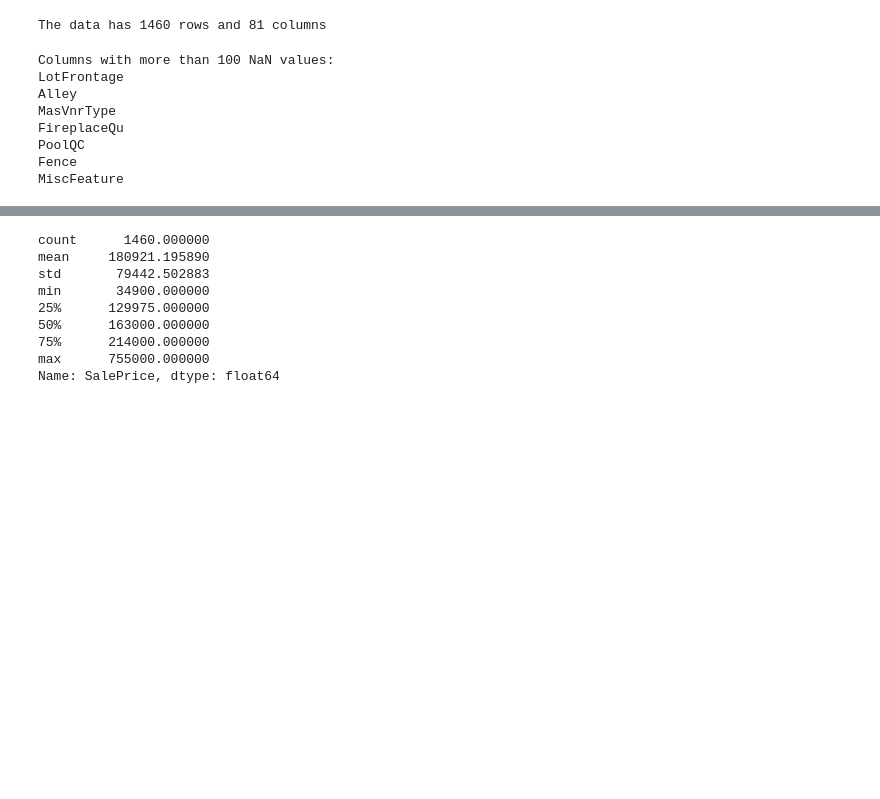
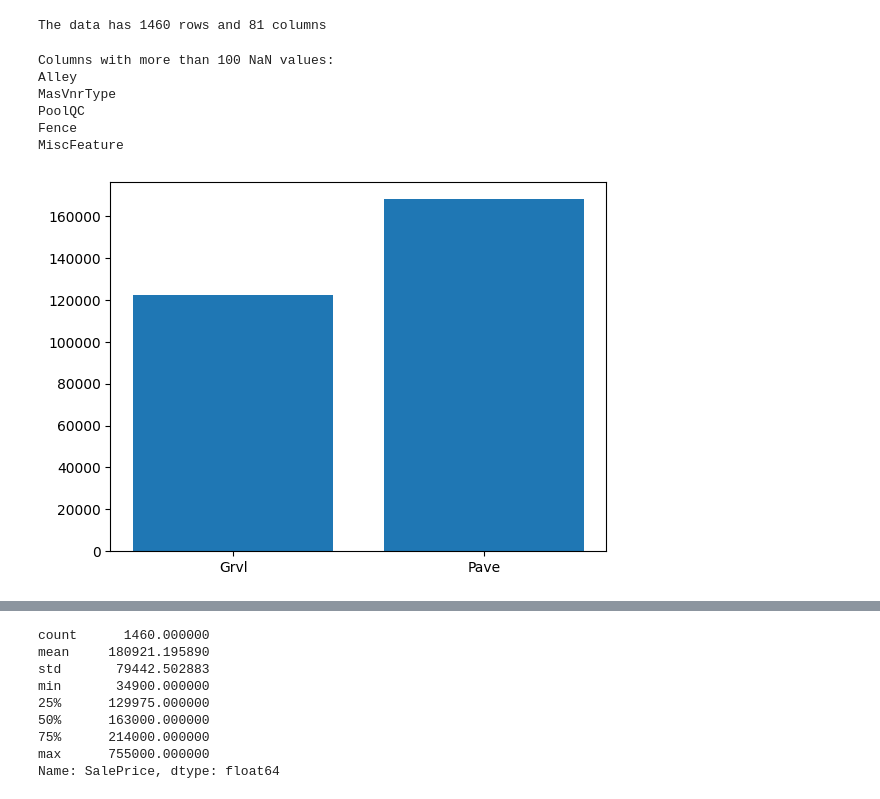
Before and after one commit to SanjeevM2004/TechConative_THA, a Jupyter notebook: data_analysis.ipynb, the cells around one changed output, grey strips where cells are left out. Drawn from its saved outputs; the diff is of its cells as text; code cells hidden in the pictures; blank space fills up the shorter version.

```diff
--- a/data_analysis.ipynb
+++ b/data_analysis.ipynb
@@ -36,16 +36,20 @@ print(f'The data has {data.shape[0]} rows and {data.shape[1]} columns')
 The data has 1460 rows and 81 columns
 # %%
 nan_counts = data.isna().sum()
-columns_with_many_nans = nan_counts[nan_counts > 100].index
+columns_with_many_nans = nan_counts[nan_counts > 700].index
 print("Columns with more than 100 NaN values:")
 for col in columns_with_many_nans:
     print(col)
 # %% [output]
 Columns with more than 100 NaN values:
-LotFrontage
 Alley
 MasVnrType
-FireplaceQu
 PoolQC
 Fence
 MiscFeature
+# %%
+alley_price = data.groupby('Alley')['SalePrice'].mean()
+plt.bar(alley_price.index, alley_price)
+plt.show()
+# %% [output]
+[figure, added]
```
Also changed, not shown: parts of 37 cells of this notebook, 2 other files.
